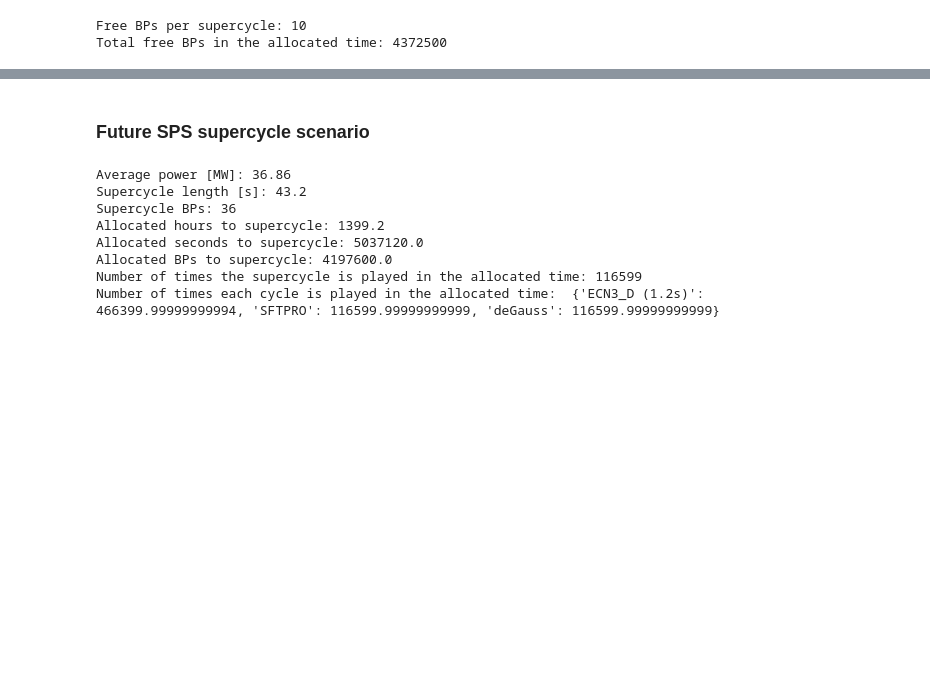
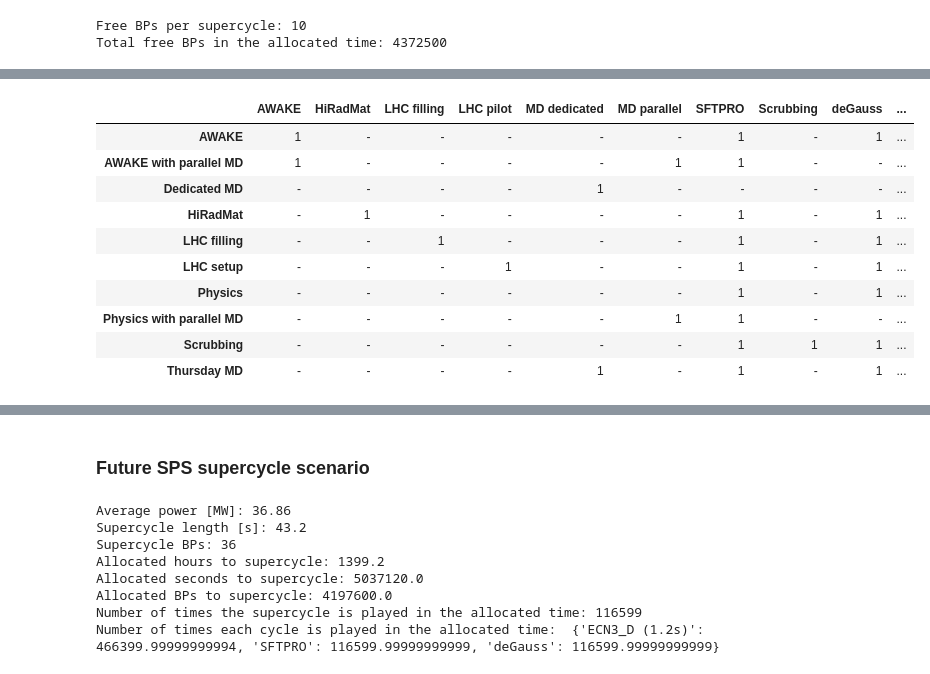
Before and after one commit to tprebiba/super-cycle-modelling, a Jupyter notebook: main.ipynb, the cells around one changed output, grey strips where cells are left out. Drawn from its saved outputs; the diff is of its cells as text; code cells hidden in the pictures; blank space fills up the shorter version.

```diff
--- a/main.ipynb
+++ b/main.ipynb
@@ -83,3 +88,18 @@ SPS_supercycles_scenario = {
     'Thursday MD': SuperCycle('SPS', 'Thursday MD',
                               [cnst.SPS_CYCLES['MD dedicated'], cnst.SPS_CYCLES['SFTPRO'], cnst.SPS_CYCLES['deGauss']]),
 }
+# %%
+df_sps_supercycles_scenario = supercycles_scenario_to_dataframe(SPS_supercycles_scenario)
+df_sps_supercycles_scenario
+# %% [output]
+|  | AWAKE | HiRadMat | LHC filling | LHC pilot | MD dedicated | MD parallel | SFTPRO | Scrubbing | deGauss | ... |
+| AWAKE | 1 | - | - | - | - | - | 1 | - | 1 | ... |
+| AWAKE with parallel MD | 1 | - | - | - | - | 1 | 1 | - | - | ... |
+| Dedicated MD | - | - | - | - | 1 | - | - | - | - | ... |
+| HiRadMat | - | 1 | - | - | - | - | 1 | - | 1 | ... |
+| LHC filling | - | - | 1 | - | - | - | 1 | - | 1 | ... |
+| LHC setup | - | - | - | 1 | - | - | 1 | - | 1 | ... |
+| Physics | - | - | - | - | - | - | 1 | - | 1 | ... |
+| Physics with parallel MD | - | - | - | - | - | 1 | 1 | - | - | ... |
+| Scrubbing | - | - | - | - | - | - | 1 | 1 | 1 | ... |
+| Thursday MD | - | - | - | - | 1 | - | 1 | - | 1 | ... |
```
Also changed, not shown: parts of 12 cells of this notebook, 2 other files.
